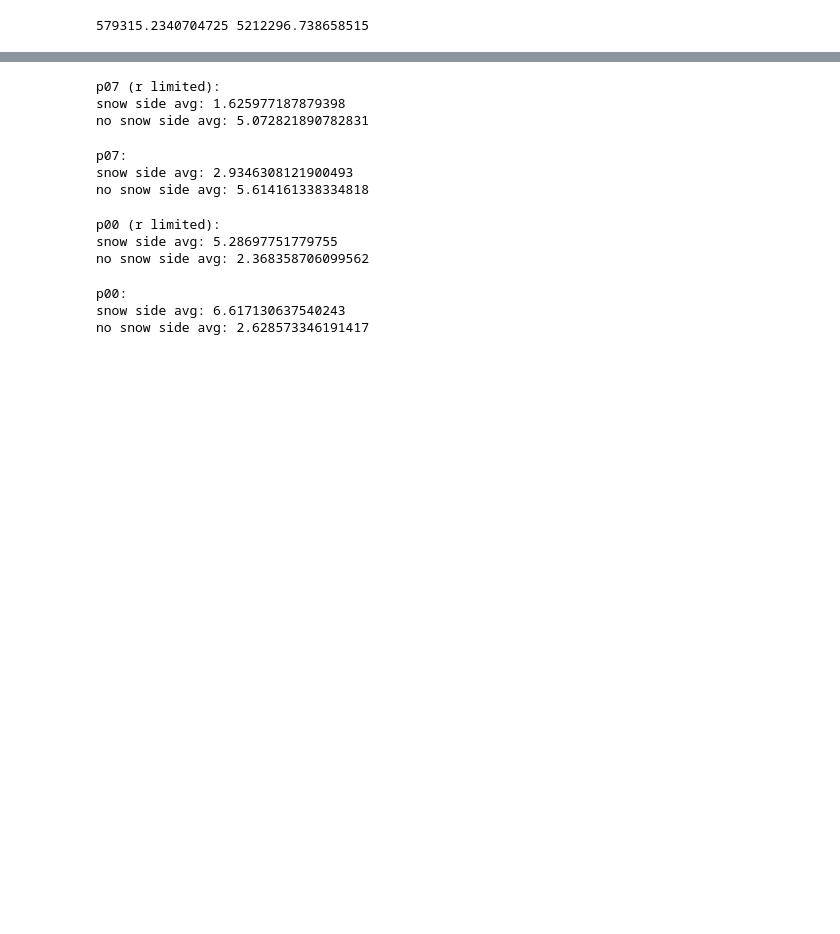
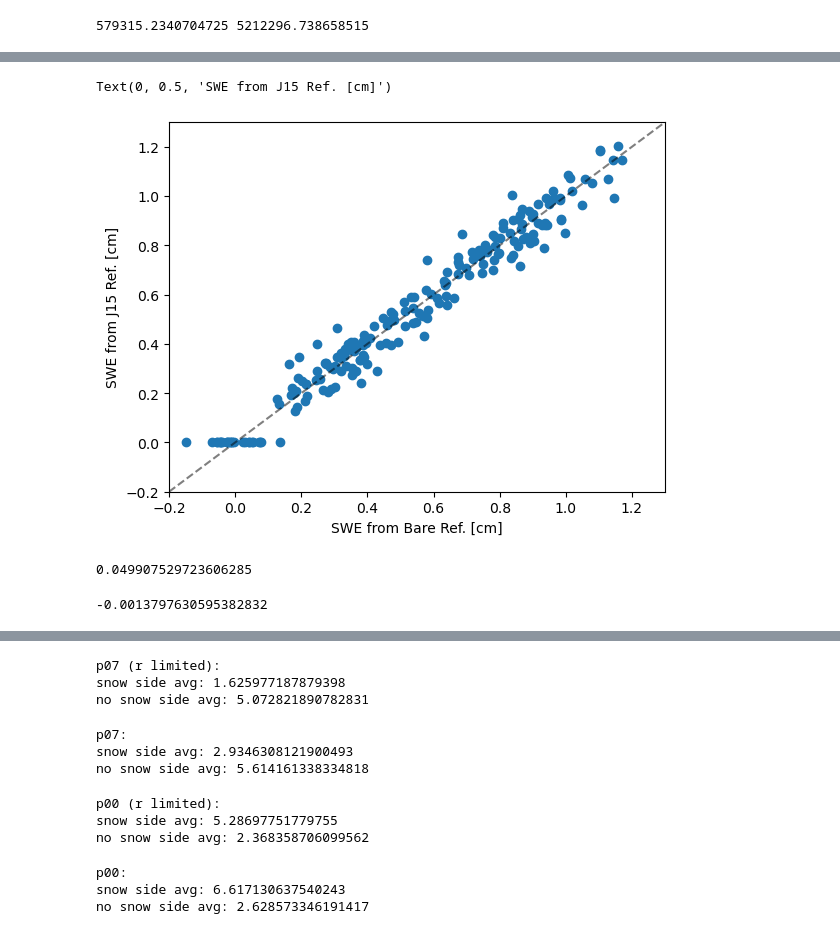
Before and after one commit to heyjoekim/spatial_crns_carc, a Jupyter notebook: analysis_cont.ipynb, the cells around one changed output, grey strips where cells are left out. Cells and saved outputs as stored; diff of their text form; code cells hidden in the pictures; blank space fills up the shorter version.

```diff
--- a/analysis_cont.ipynb
+++ b/analysis_cont.ipynb
@@ -3764,0 +3838,19 @@ for p in ncdf['Point'].unique():
+# %%
+plt.plot(swe_con_base, swe_j15_base, 'o')
+plt.plot(np.arange(-0.2,1.4,.1), np.arange(-0.2,1.4,.1), 'k--', alpha=0.5)
+plt.axis([-0.2,1.3,-0.2,1.3])
+plt.xlabel('SWE from Bare Ref. [cm]')
+plt.ylabel('SWE from J15 Ref. [cm]')
+# %% [output]
+Text(0, 0.5, 'SWE from J15 Ref. [cm]')
+[figure, added]
+# %%
+mean_absolute_error(test_df['swe bare [cm]'],
+                    test_df['swe j15 [cm]'])
+# %% [output]
+0.049907529723606285
+# %%
+mean_bias_error(test_df['swe bare [cm]'],
+                    test_df['swe j15 [cm]'])
+# %% [output]
+-0.0013797630595382832
```
Also changed, not shown: parts of 49 cells of this notebook, 3 other files.
